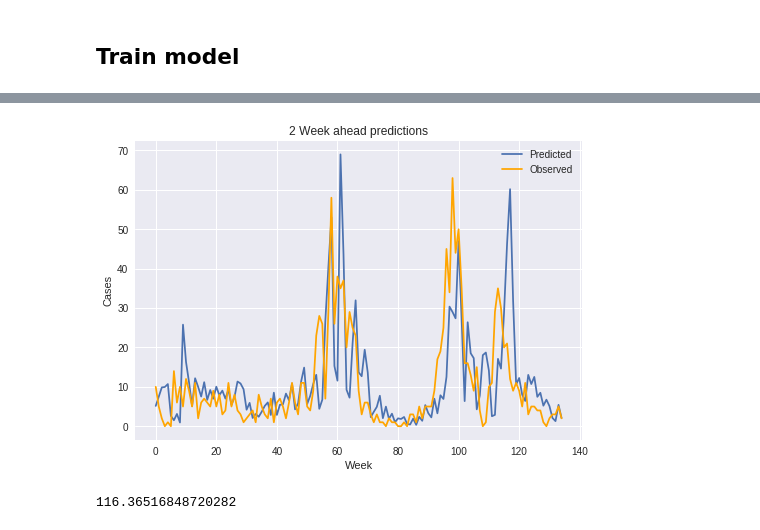
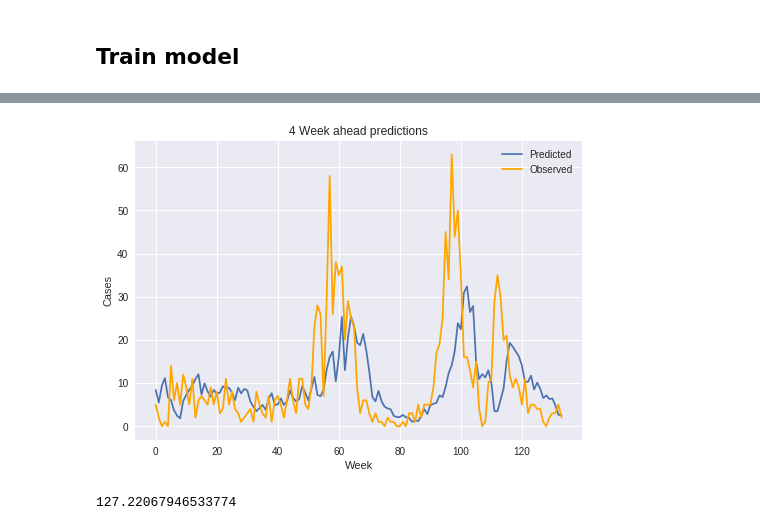
Before and after one commit to elapuestojoe/cdcDengue, a Jupyter notebook: IquitosModels/4Weeks/LSTM_4Weeks_Iquitos.ipynb, the cells around one changed output, grey strips where cells are left out. Saved outputs shown, nothing was run; the diff lists cells and outputs as text; code cells hidden in the pictures.

```diff
--- a/IquitosModels/4Weeks/LSTM_4Weeks_Iquitos.ipynb
+++ b/IquitosModels/4Weeks/LSTM_4Weeks_Iquitos.ipynb
@@ -130,6 +130,7 @@ from keras.layers.merge import concatenate
 from keras.constraints import non_neg
 from keras.models import Model
 from sklearn.metrics import mean_squared_error
+from keras.optimizers import Adam
 input_layer = Input(shape=(1,4))
 b1_out = LSTM(64, return_sequences=False)(input_layer)
 
@@ -142,7 +143,7 @@ out = Dense(4, activation="relu", kernel_regularizer="l2")(out)
 out = Dense(1, activation="linear", kernel_constraint=non_neg(), name='output_layer')(out)
 
 model = Model([input_layer], out)
-model.compile(loss=["mse"], optimizer="adam", metrics=["mae", "mse", "mean_absolute_percentage_error"])
+model.compile(loss=["mse"], optimizer=Adam(0.0001), metrics=["mae", "mse", "mean_absolute_percentage_error"])
 
 
 history = model.fit(train_X, train_y, epochs=200, batch_size=32, verbose=0, shuffle=False, validation_data=(test_X, test_y))
@@ -175,14 +178,14 @@ Using TensorFlow backend.
 # %%
 predictions = model.predict(test_X)
-plt.title("2 Week ahead predictions")
+plt.title("4 Week ahead predictions")
 plt.xlabel("Week")
 plt.ylabel("Cases")
 plt.plot(predictions, label="Predicted")
 plt.plot(test_y, label = "Observed", color="orange")
 plt.legend()
 plt.show()
 # %% [output]
-[figure, old version]
+[figure, new version]
 # %%
 from sklearn.metrics import mean_squared_error
 
@@ -190,4 +193,4 @@ error = mean_squared_error(test_y, predictions)
 
 print(error)
 # %% [output]
-116.36516848720282
+127.22067946533774
```
Also changed, not shown: parts of 1 cell of this notebook, 6 other files.
